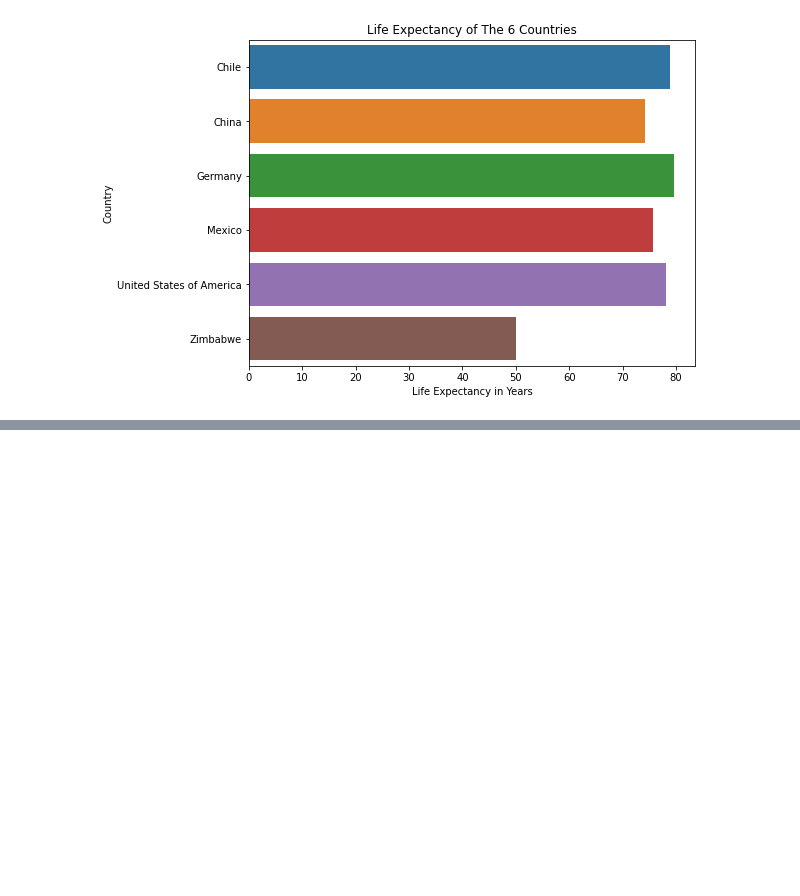
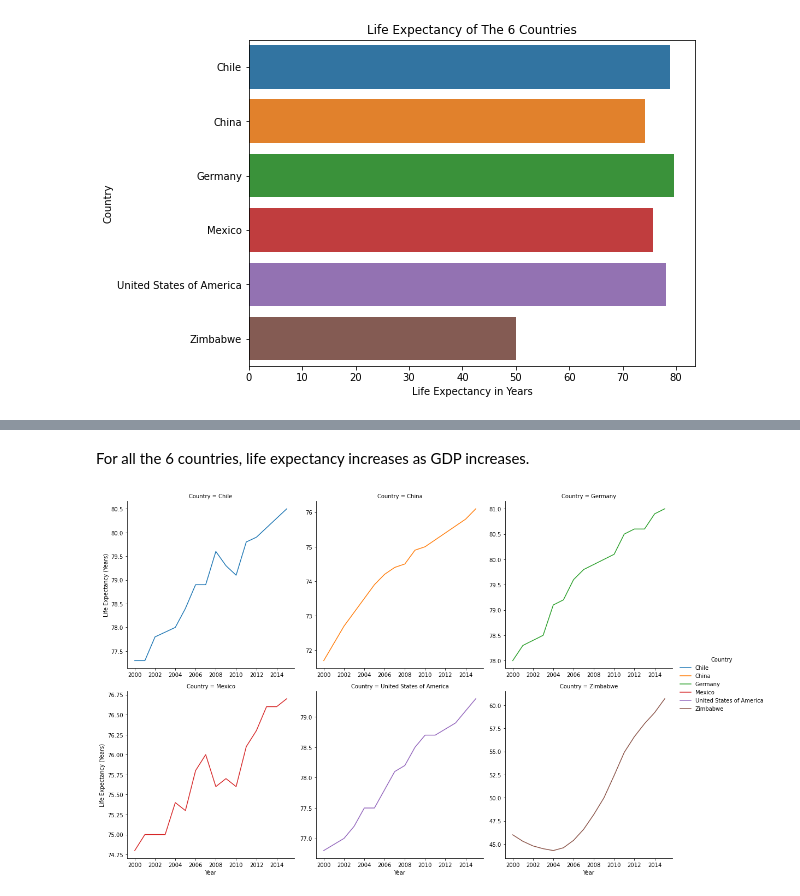
Before and after one commit to joeelorm/Projects, a Jupyter notebook: Data Visualization/life_expectancy_gdp.ipynb, the cells around one changed output, grey strips where cells are left out. Drawn from its saved outputs; the diff is of its cells as text; code cells hidden in the pictures; blank space fills up the shorter version.

```diff
--- a/Data Visualization/life_expectancy_gdp.ipynb
+++ b/Data Visualization/life_expectancy_gdp.ipynb
@@ -152,0 +152,10 @@ AttributeError: 'FacetGrid' object has no attribute 'add_axis_labels'
+# %% [markdown]
+For all the 6 countries, life expectancy increases as GDP increases.
+# %%
+g = sns.FacetGrid(gdp_data, col = 'Country', col_wrap = 3, hue = 'Country', sharey = False, sharex = False, height = 5)
+fig = g.map(sns.lineplot, 'Year', 'LifeExp')
+fig.add_legend()
+fig.set_axis_labels('Year', 'Life Expectancy (Years)')
+plt.show()
+# %% [output]
+[figure, added]
```
Also changed, not shown: parts of 3 cells of this notebook.
